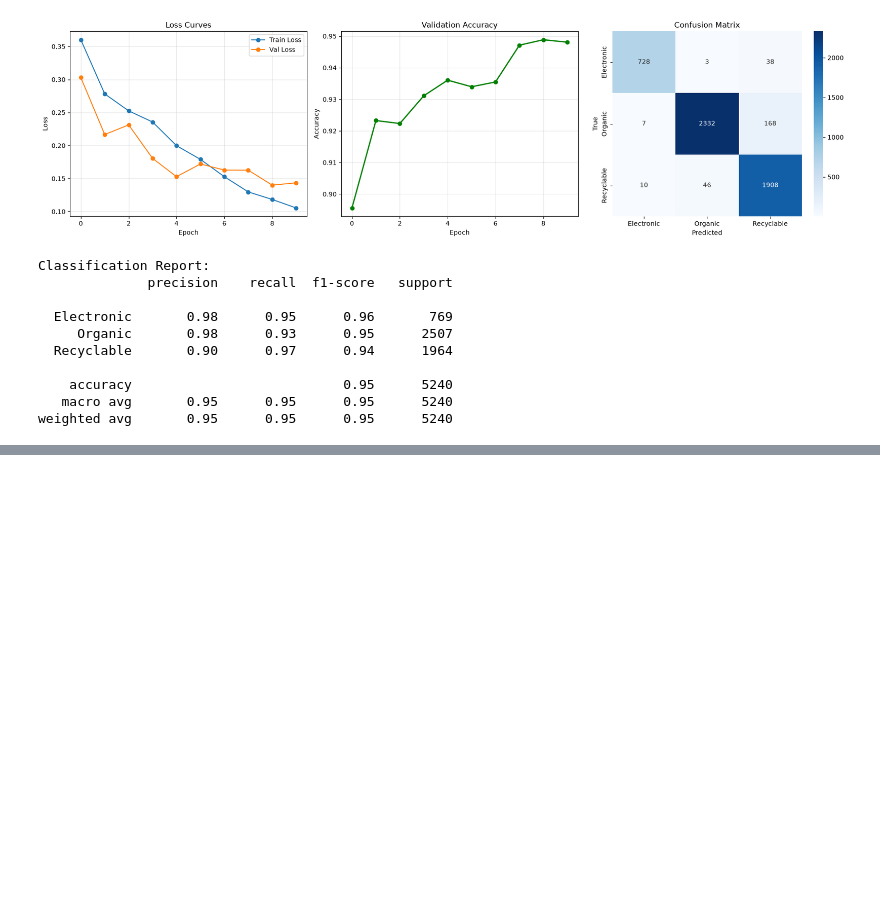
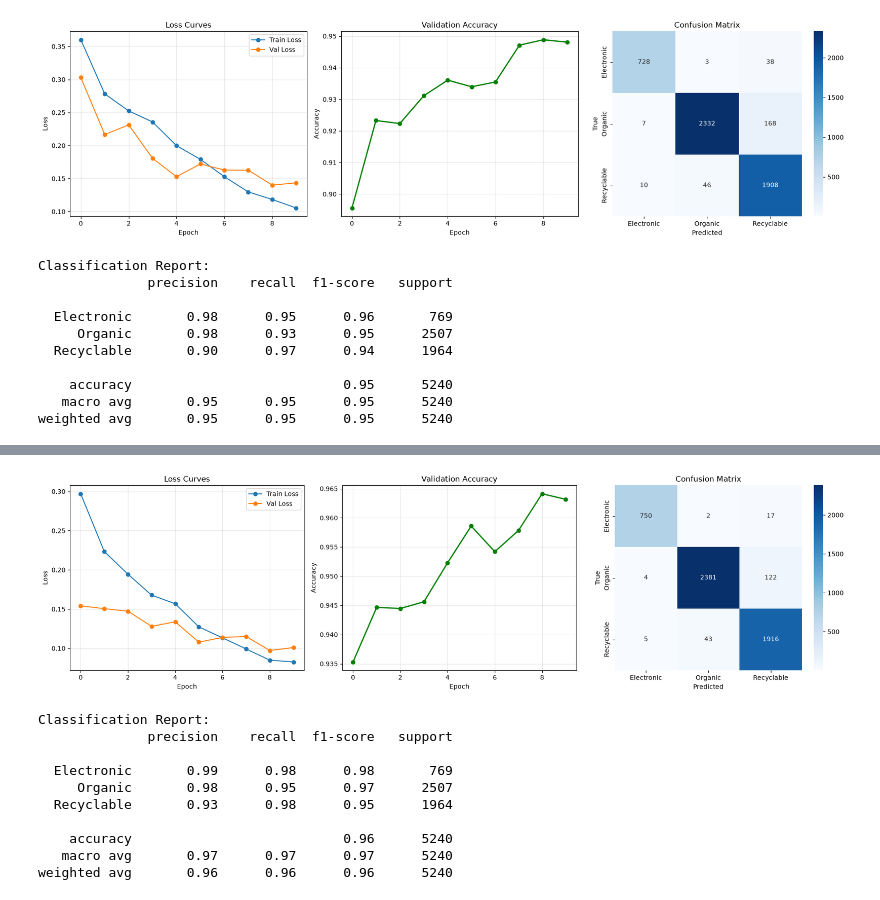
Before and after one commit to AndreMasalle/Penyisihan_BDC_2026, a Jupyter notebook: model.ipynb, the cells around one changed output, grey strips where cells are left out. Cells and saved outputs as stored; diff of their text form; code cells hidden in the pictures; blank space fills up the shorter version.

```diff
--- a/model.ipynb
+++ b/model.ipynb
@@ -313,0 +456,2 @@ weighted avg       0.95      0.95      0.95      5240
+# %%
+model_swin = model('swin_t', num_classes=3).to(device)
@@ -313,0 +460,9 @@ weighted avg       0.95      0.95      0.95      5240
+# %%
+criterion = nn.CrossEntropyLoss(weight=class_weights)
+optimizer = optim.AdamW(model_swin.parameters(), lr=LEARNING_RATE)
+scheduler = optim.lr_scheduler.CosineAnnealingLR(optimizer, T_max=EPOCHS)
+# %%
+history, preds, labels = train_model(
+    model_swin, train_loader, val_loader, criterion, optimizer, scheduler,
+    EPOCHS, device, class_names
+)
@@ -313,0 +509,14 @@ weighted avg       0.95      0.95      0.95      5240
+# %%
+plot_hasil(history, preds, labels, class_names)
+# %% [output]
+[figure, added]
+Classification Report:
+              precision    recall  f1-score   support
+
+  Electronic       0.99      0.98      0.98       769
+     Organic       0.98      0.95      0.97      2507
+  Recyclable       0.93      0.98      0.95      1964
+
+    accuracy                           0.96      5240
+   macro avg       0.97      0.97      0.97      5240
+weighted avg       0.96      0.96      0.96      5240
```
Also changed, not shown: parts of 31 cells of this notebook, 2 other files.
